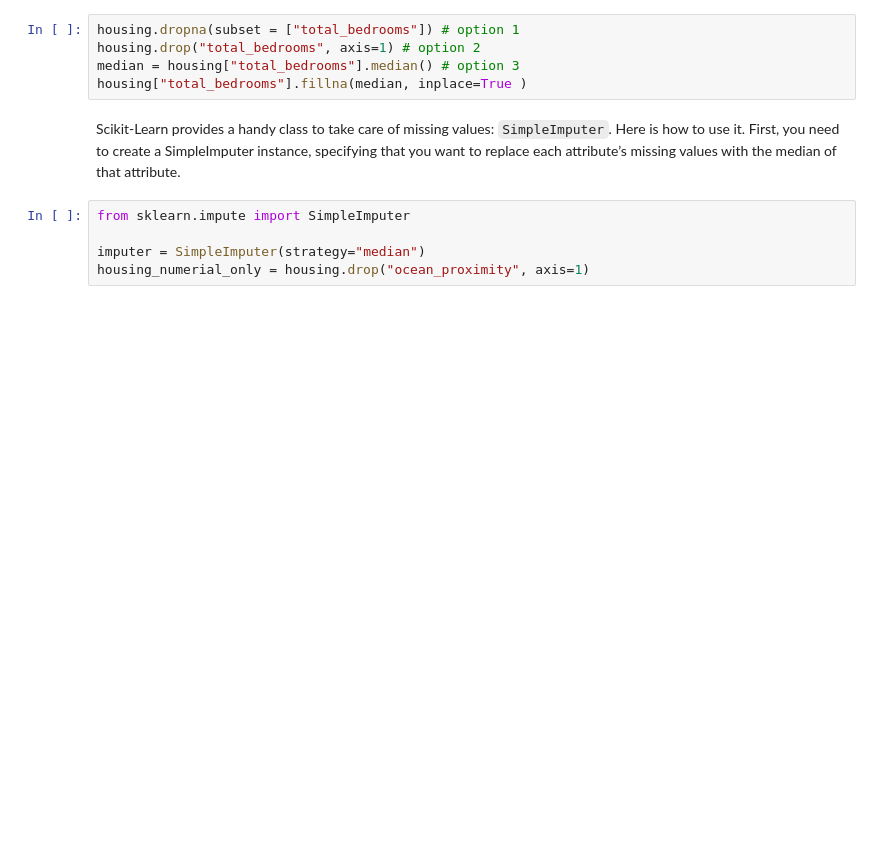
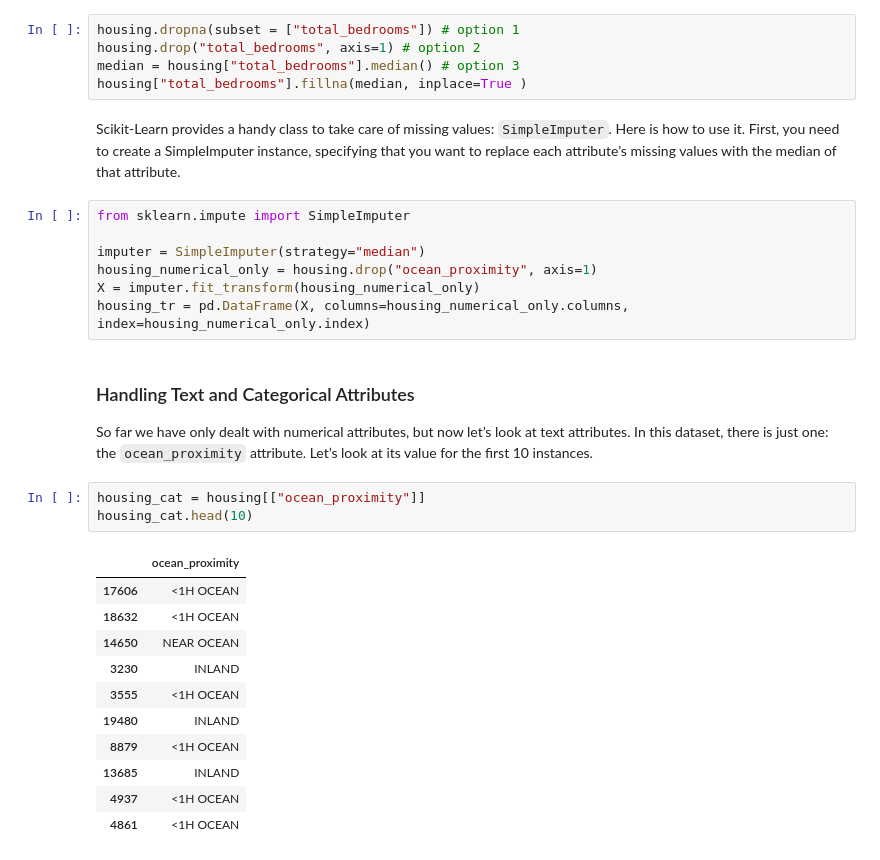
Before and after one commit to AlphaSpectrum/ml, a Jupyter notebook: Housing.ipynb, the cells around one changed output. Drawn from its saved outputs; the diff is of its cells as text; blank space fills up the shorter version.

```diff
--- a/Housing.ipynb
+++ b/Housing.ipynb
@@ -233,4 +233,25 @@ Scikit-Learn provides a handy class to take care of missing values: `SimpleImput
 from sklearn.impute import SimpleImputer
 
 imputer = SimpleImputer(strategy="median")
-housing_numerial_only = housing.drop("ocean_proximity", axis=1)
+housing_numerical_only = housing.drop("ocean_proximity", axis=1)
+X = imputer.fit_transform(housing_numerical_only)
+housing_tr = pd.DataFrame(X, columns=housing_numerical_only.columns, index=housing_numerical_only.index)
+# %% [markdown]
+### Handling Text and Categorical Attributes
+
+So far we have only dealt with numerical attributes, but now let’s look at text attributes. In this dataset, there is just one: the `ocean_proximity` attribute. Let’s look at its value for the first 10 instances.
+# %%
+housing_cat = housing[["ocean_proximity"]]
+housing_cat.head(10)
+# %% [output]
+|  | ocean_proximity |
+| 17606 | <1H OCEAN |
+| 18632 | <1H OCEAN |
+| 14650 | NEAR OCEAN |
+| 3230 | INLAND |
+| 3555 | <1H OCEAN |
+| 19480 | INLAND |
+| 8879 | <1H OCEAN |
+| 13685 | INLAND |
+| 4937 | <1H OCEAN |
+| 4861 | <1H OCEAN |
```
Also changed, not shown: parts of 5 cells of this notebook.
